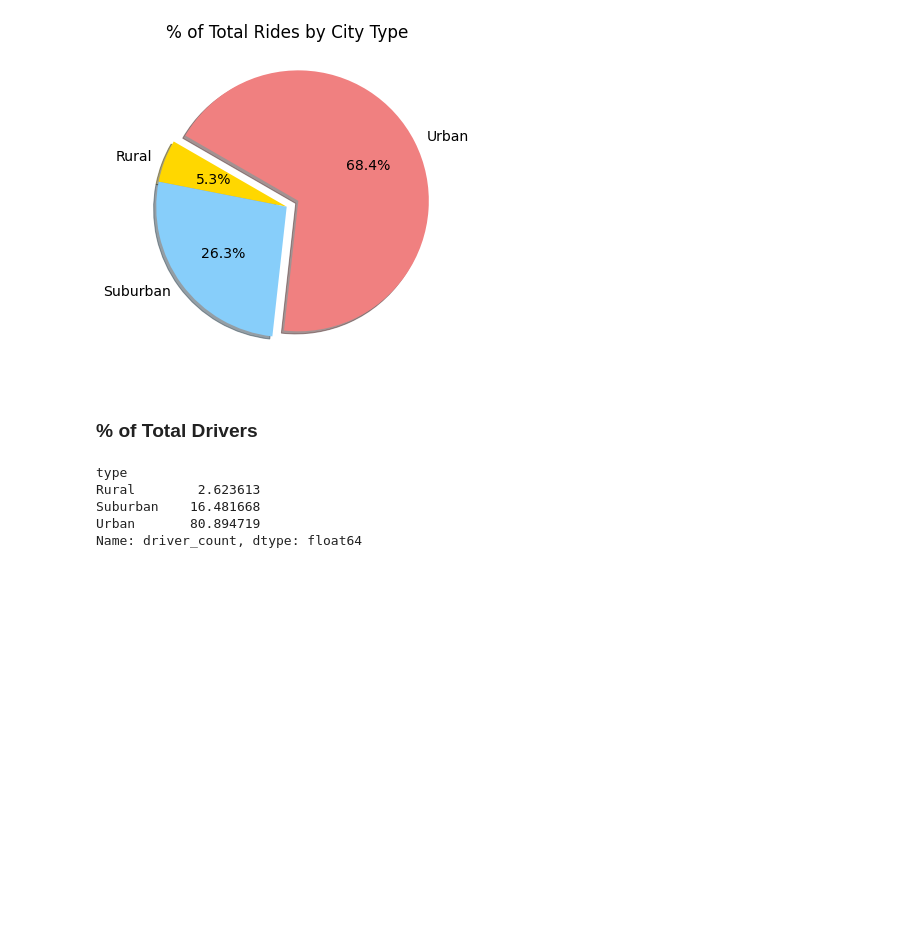
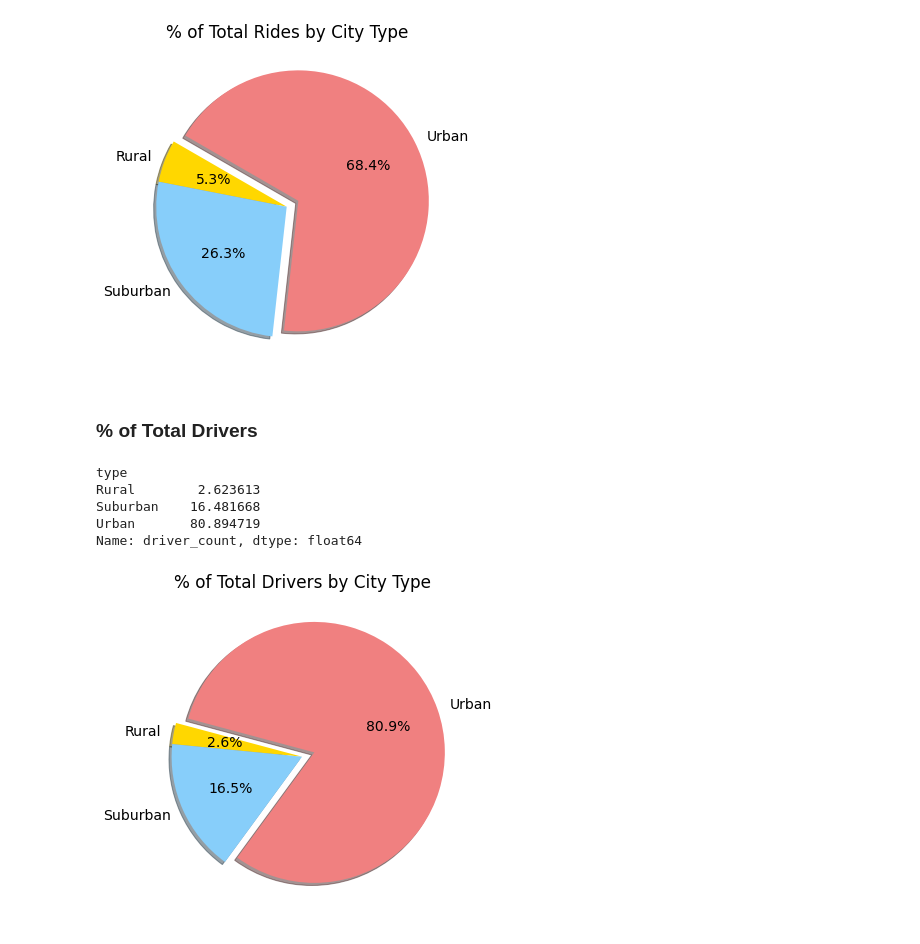
Before and after one commit to chabrian/PyBer_Analysis, a Jupyter notebook: PyBer.ipynb, the cells around one changed output. Drawn from its saved outputs; the diff is of its cells as text; code cells hidden in the pictures; blank space fills up the shorter version.

```diff
--- a/PyBer.ipynb
+++ b/PyBer.ipynb
@@ -873,16 +873,18 @@ Name: driver_count, dtype: float64
 # %%
 # Build Pie Chart
 plt.subplots(figsize=(10, 6))
 plt.pie(drivers_by_type_percents,
     labels=["Rural", "Suburban", "Urban"],
     colors=["gold", "lightskyblue", "lightcoral"],
     explode=[0, 0, 0.1],
     autopct='%1.1f%%',
-    shadow=True, startangle=150)
+    shadow=True, startangle=165)
 plt.title("% of Total Drivers by City Type")
 # Change the default font size from 10 to 14.
 mpl.rcParams['font.size'] = 14
 # Save Figure
-plt.savefig("analysis/Fig6.png")
+plt.savefig("analysis/Fig7.png", facecolor='white')
 # Show Figure
 plt.show()
+# %% [output]
+[figure, added]
```
Also changed, not shown: parts of 6 cells of this notebook, 10 other files.
